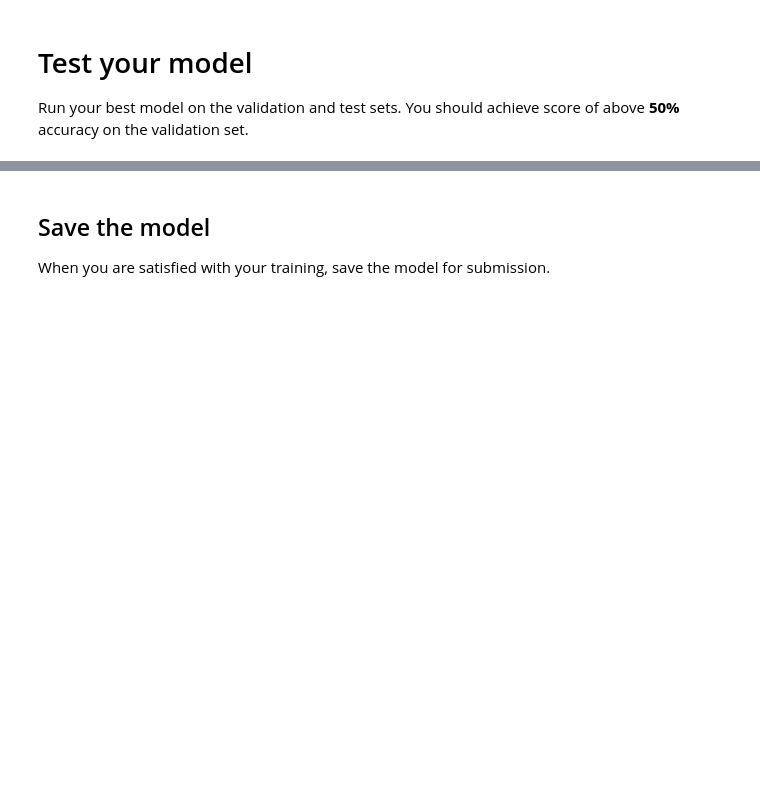
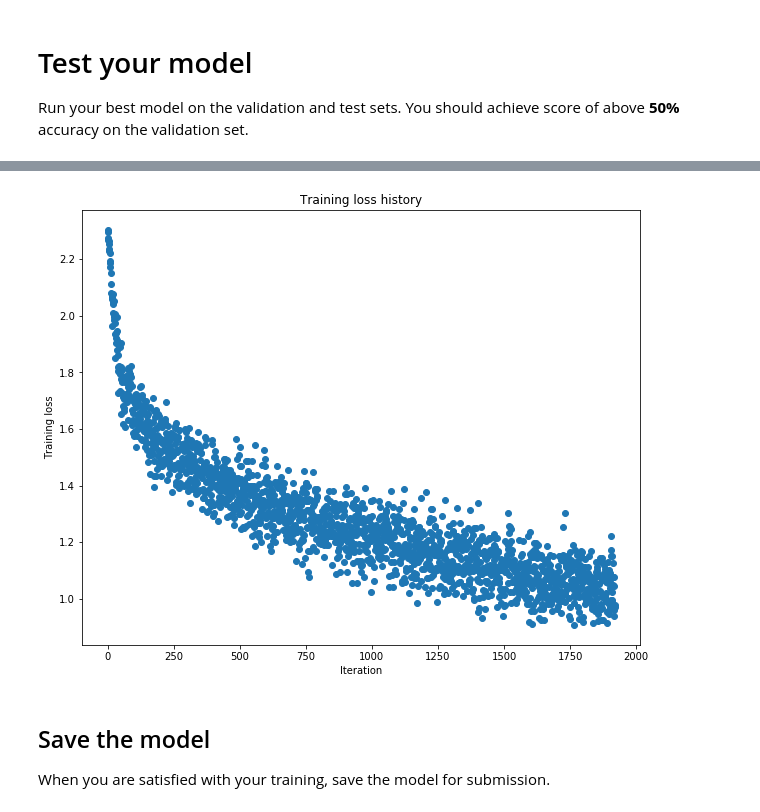
Before and after one commit to SarfarazHabib/Introduction_to_Deep_Learning_TUM_Exercise, a Jupyter notebook: exercise_2/1_FullyConnectedNets.ipynb, the cells around one changed output, grey strips where cells are left out. Cells and saved outputs as stored; diff of their text form; code cells hidden in the pictures; blank space fills up the shorter version.

```diff
--- a/exercise_2/1_FullyConnectedNets.ipynb
+++ b/exercise_2/1_FullyConnectedNets.ipynb
@@ -775,4 +771,12 @@ Validation set accuracy:  0.542
 Test set accuracy:  0.51
+# %%
+plt.plot(solver.loss_history, 'o')
+plt.title('Training loss history')
+plt.xlabel('Iteration')
+plt.ylabel('Training loss')
+plt.show()
+# %% [output]
+[figure, added]
 # %% [markdown]
 ## Save the model
 
```
Also changed, not shown: parts of 14 cells of this notebook, 3 other files.
